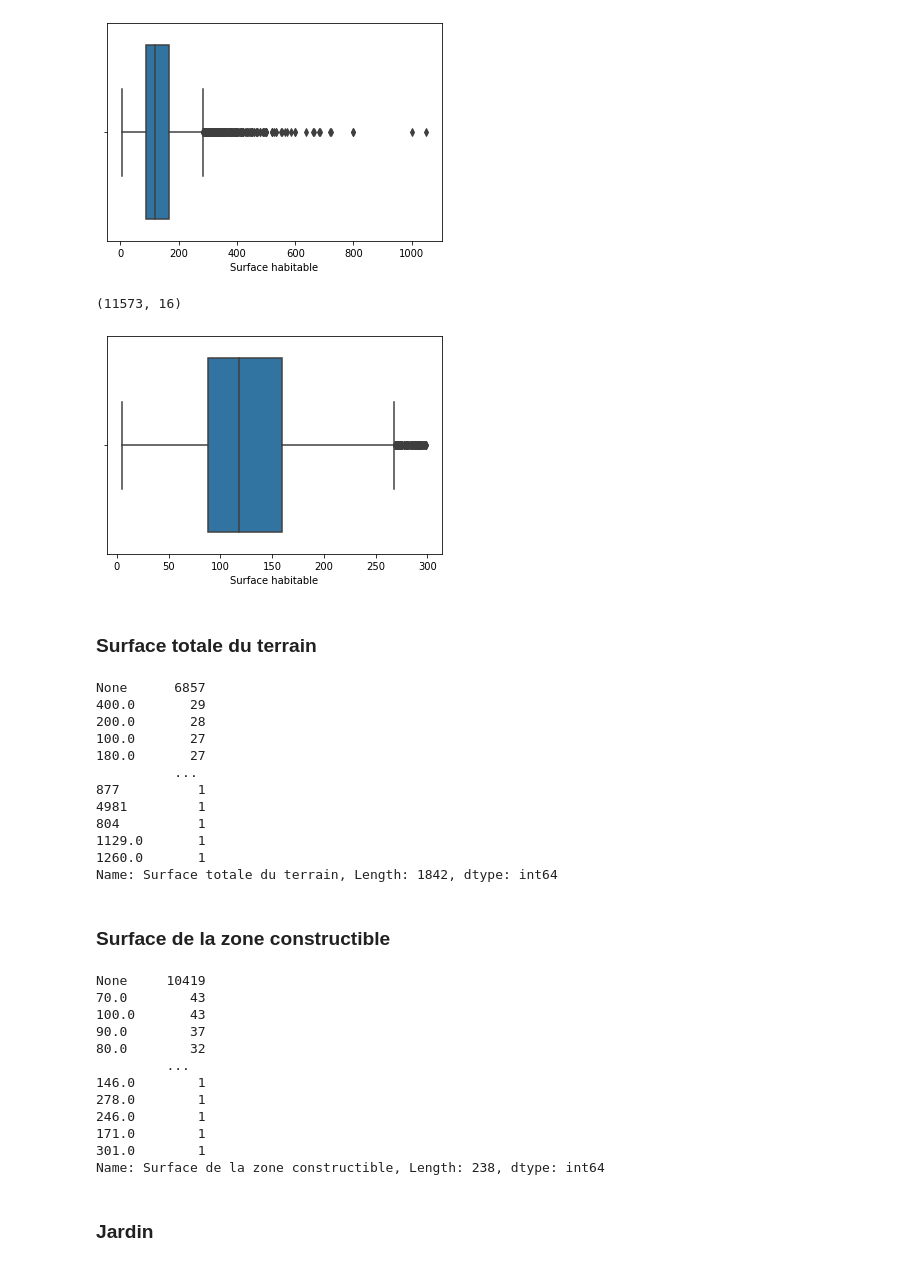
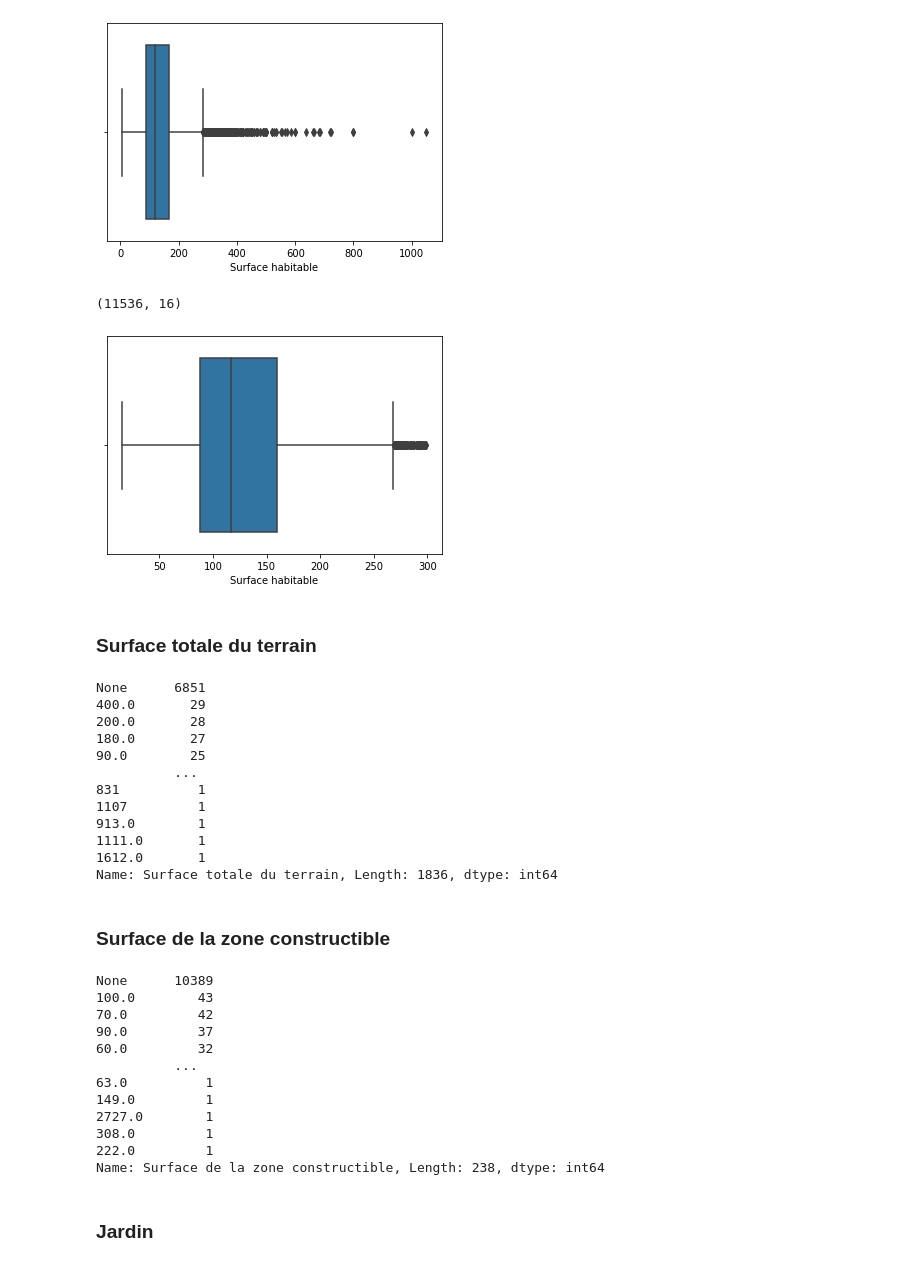
Before and after one commit to leersmathieu/ImmoEliza-API, a Jupyter notebook: data-cleaning.ipynb, the cells around one changed output. Cells and saved outputs as stored; diff of their text form; code cells hidden in the pictures.

```diff
--- a/data-cleaning.ipynb
+++ b/data-cleaning.ipynb
@@ -361,3 +361,7 @@ Name: Etat du bâtiment, dtype: int64
 # %%
-# Encore une fois trop de données manquantes pour la suite du projet
+# Suppression des lignes ou le batiment est "A restaurer" (trop mauvais état)
+df = df[df['Etat du bâtiment'] != "À restaurer"]
+print(df.shape)
+
+# Et encore une fois trop de données manquantes dans cette collonne pour la suite du projet
 df.drop(columns=['Etat du bâtiment'],inplace=True)
@@ -421,12 +427,12 @@ sns.boxplot(x=df['Surface habitable'])
 <AxesSubplot:xlabel='Surface habitable'>
 [figure]
 # %%
-df = df[(df['Surface habitable'] < 300) & (df['Surface habitable'] > 0)]
+df = df[(df['Surface habitable'] < 300) & (df['Surface habitable'] > 10)]
 sns.boxplot(x=df['Surface habitable'])
 df.shape
 # %% [output]
-(11573, 16)
+(11536, 16)
-[figure, old version]
+[figure, new version]
 # %% [markdown]
 ### Surface totale du terrain
 # %%
@@ -434,18 +440,18 @@ print(df['Surface totale du terrain'].value_counts())
 # 7000 None.... inexpoitable
 df.drop(columns=['Surface totale du terrain'],inplace=True)
 # %% [output]
-None      6857
+None      6851
 400.0       29
 200.0       28
-100.0       27
 180.0       27
+90.0        25
           ...
-877          1
-4981         1
-804          1
-1129.0       1
-1260.0       1
-Name: Surface totale du terrain, Length: 1842, dtype: int64
+831          1
+1107         1
+913.0        1
+1111.0       1
+1612.0       1
+Name: Surface totale du terrain, Length: 1836, dtype: int64
 # %% [markdown]
 ### Surface de la zone constructible
 # %%
@@ -453,17 +459,17 @@ print(df['Surface de la zone constructible'].value_counts())
 # 10 000 None.... inexpoitable
 df.drop(columns=['Surface de la zone constructible'],inplace=True)
 # %% [output]
-None     10419
-70.0        43
-100.0       43
-90.0        37
-80.0        32
-         ...
-146.0        1
-278.0        1
-246.0        1
-171.0        1
-301.0        1
+None      10389
+100.0        43
+70.0         42
+90.0         37
+60.0         32
+          ...
+63.0          1
+149.0         1
+2727.0        1
+308.0         1
+222.0         1
 Name: Surface de la zone constructible, Length: 238, dtype: int64
 # %% [markdown]
 ### Jardin
```
Also changed, not shown: parts of 23 cells of this notebook, 1 other file.
